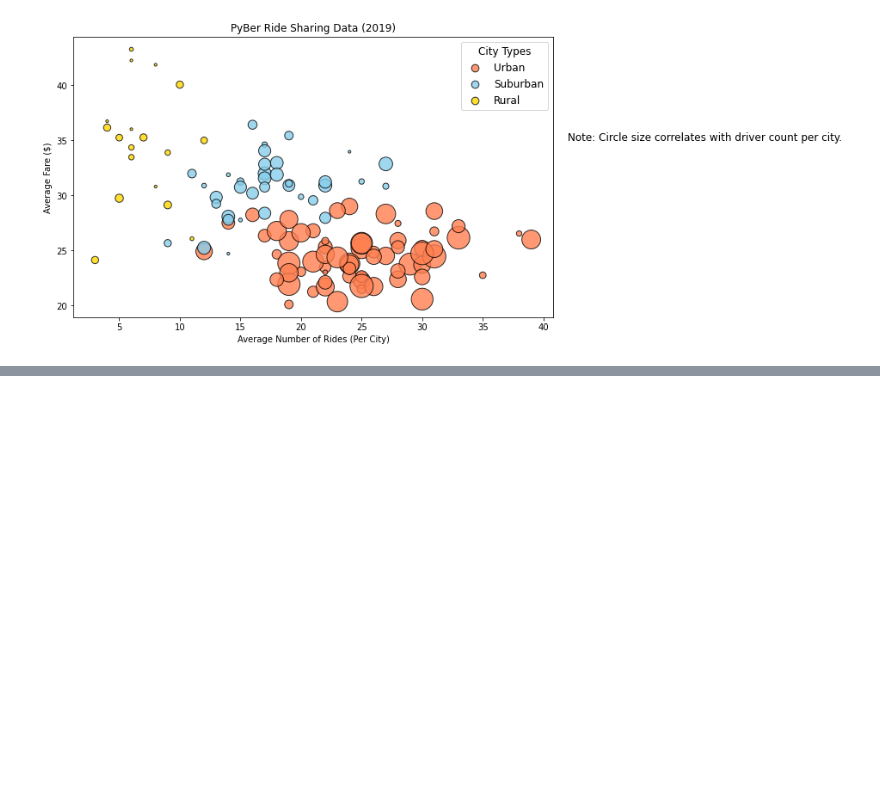
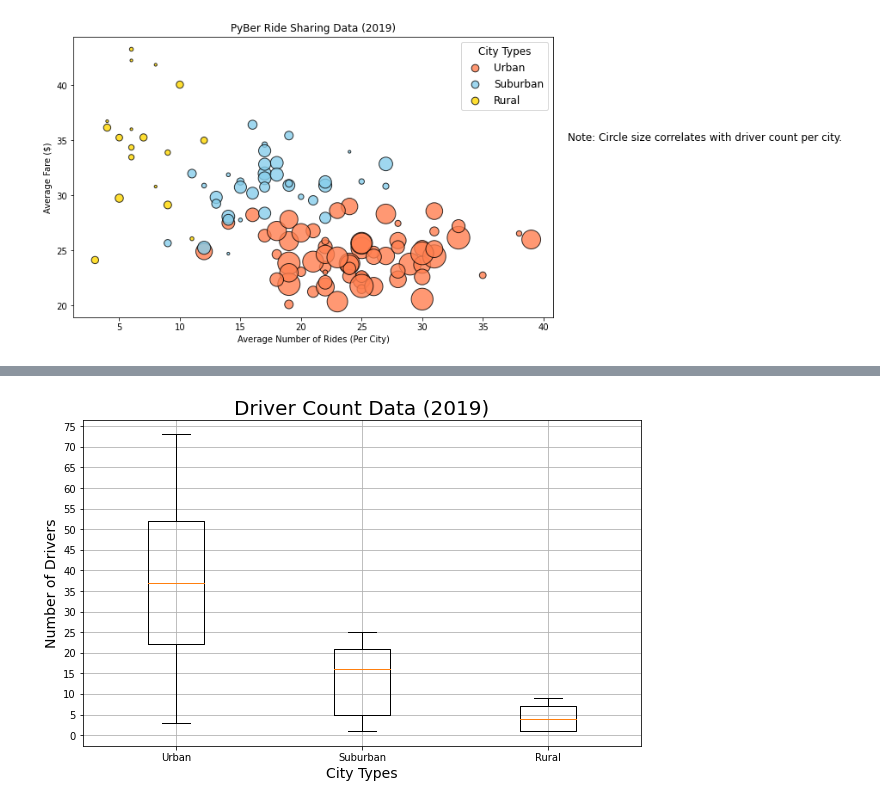
Before and after one commit to jmoletteire/PyBer-Analysis, a Jupyter notebook: PyBer.ipynb, the cells around one changed output, grey strips where cells are left out. Saved outputs shown, nothing was run; the diff lists cells and outputs as text; code cells hidden in the pictures; blank space fills up the shorter version.

```diff
--- a/PyBer.ipynb
+++ b/PyBer.ipynb
@@ -207,0 +405,16 @@ plt.show()
+# %%
+# Box-and-Whisker Plot for Driver Count in each type of city.
+fig, ax = plt.subplots(figsize=(10,6))
+driver_data = [urban_drivers, suburban_drivers, rural_drivers]
+ax.boxplot(driver_data, labels=x_labels)
+
+ax.set_title('Driver Count Data (2019)', fontsize='20')
+ax.set_xlabel('City Types', fontsize='14')
+ax.set_ylabel('Number of Drivers', fontsize='14')
+ax.set_yticks(np.arange(0,80, step=5.0))
+ax.grid()
+
+plt.savefig("../PyBer-Analysis/Analysis/Fig4.png")
+plt.show()
+# %% [output]
+[figure, added]
```
Also changed, not shown: parts of 20 cells of this notebook, 3 other files.
